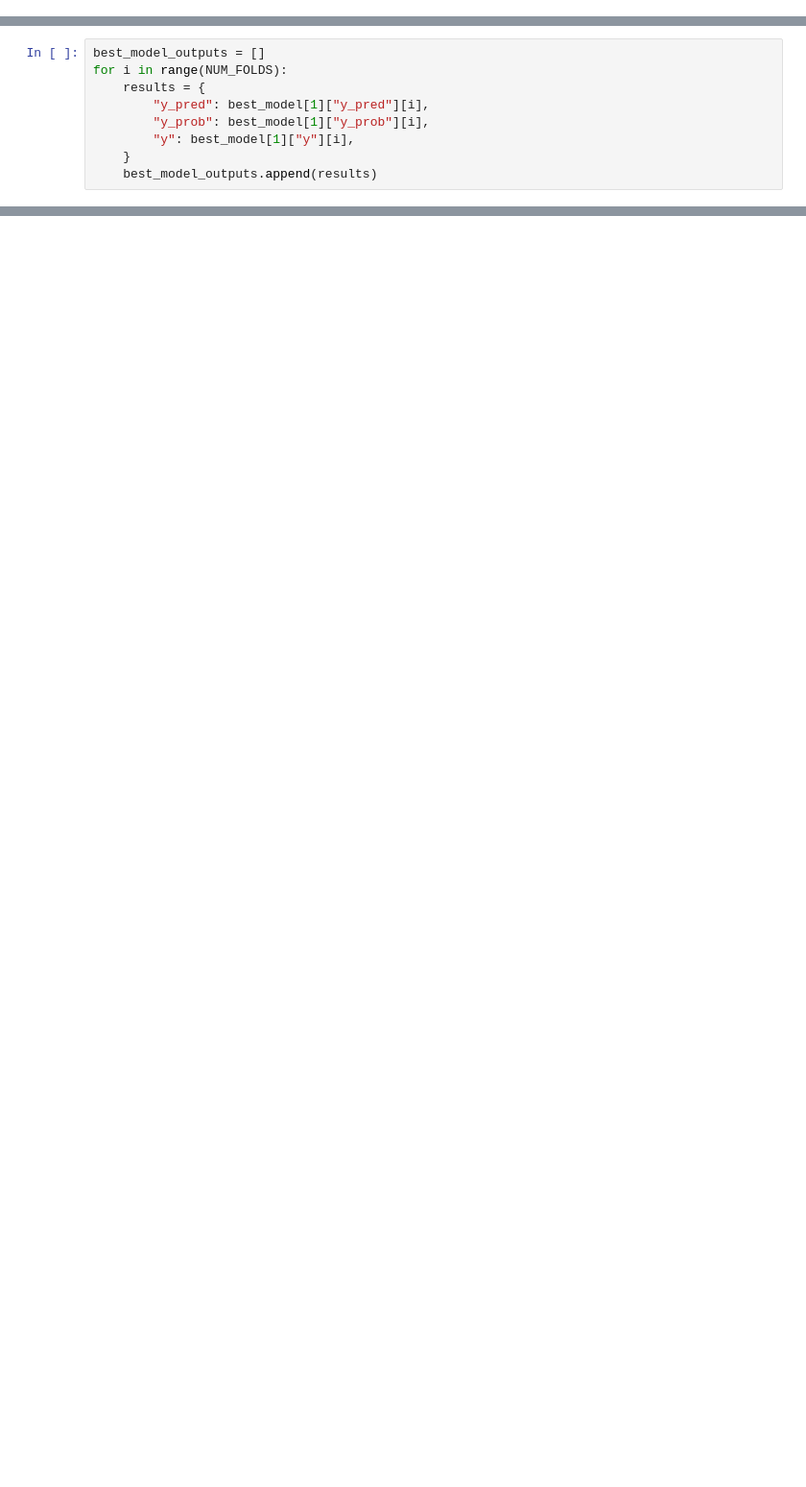
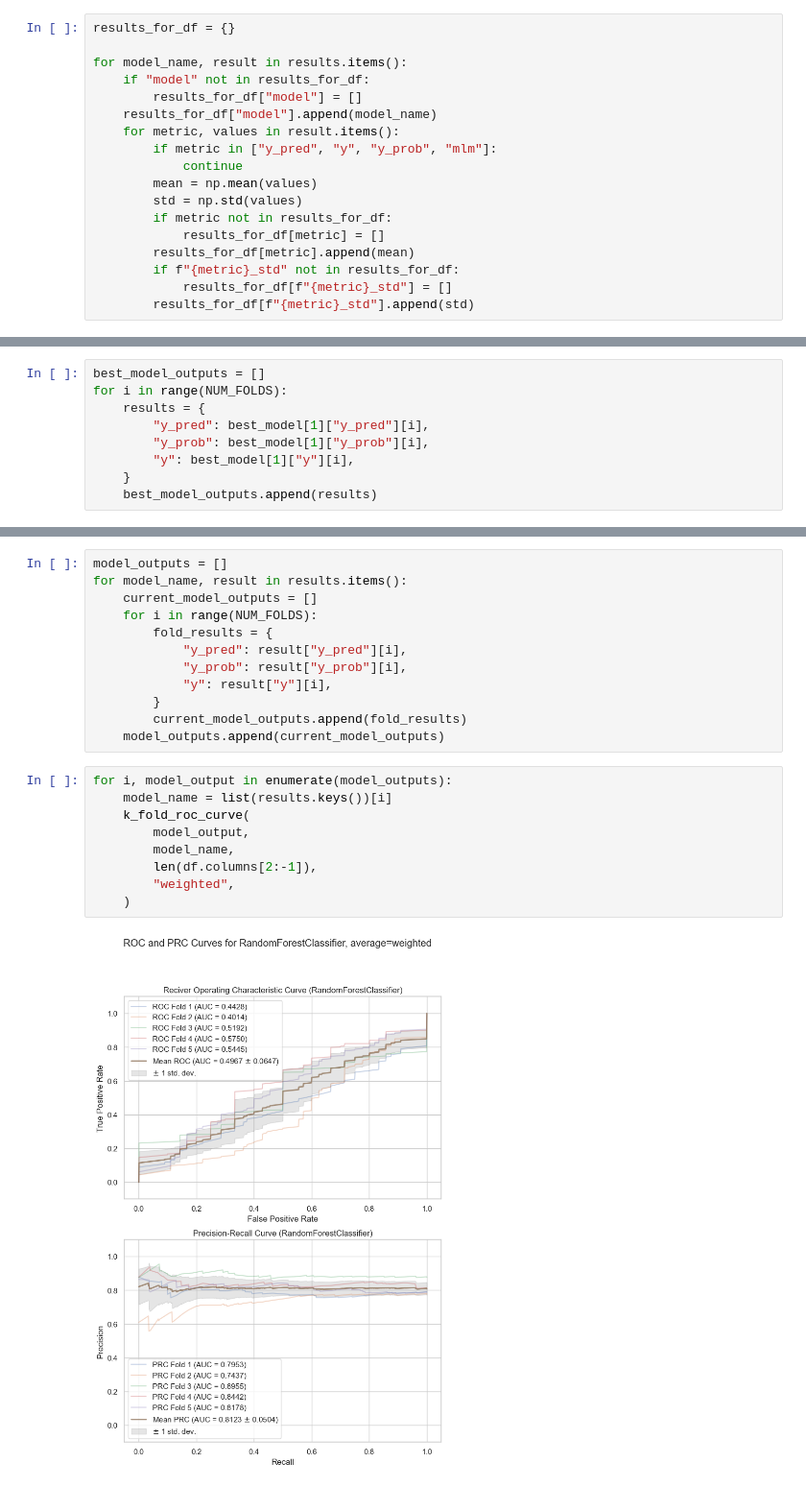
Before and after one commit to jurgen-tan-git/AAI3003_Project, a Jupyter notebook: tf_idf.ipynb, the cells around one changed output, grey strips where cells are left out. Shown at 96% size. Saved outputs shown, nothing was run; the diff lists cells and outputs as text; blank space fills up the shorter version.

```diff
--- a/tf_idf.ipynb
+++ b/tf_idf.ipynb
@@ -288,0 +582,18 @@ dict_keys(['acc', 'lrap', 'f1', 'lrl', 'prec', 'rec', 'cov_err', 'y_pred', 'y',
+# %%
+results_for_df = {}
+
+for model_name, result in results.items():
+    if "model" not in results_for_df:
+        results_for_df["model"] = []
+    results_for_df["model"].append(model_name)
+    for metric, values in result.items():
+        if metric in ["y_pred", "y", "y_prob", "mlm"]:
+            continue
+        mean = np.mean(values)
+        std = np.std(values)
+        if metric not in results_for_df:
+            results_for_df[metric] = []
+        results_for_df[metric].append(mean)
+        if f"{metric}_std" not in results_for_df:
+            results_for_df[f"{metric}_std"] = []
+        results_for_df[f"{metric}_std"].append(std)
@@ -315,0 +635,23 @@ from models.tfidf_attention import TfIdfAttention
+# %%
+model_outputs = []
+for model_name, result in results.items():
+    current_model_outputs = []
+    for i in range(NUM_FOLDS):
+        fold_results = {
+            "y_pred": result["y_pred"][i],
+            "y_prob": result["y_prob"][i],
+            "y": result["y"][i],
+        }
+        current_model_outputs.append(fold_results)
+    model_outputs.append(current_model_outputs)
+# %%
+for i, model_output in enumerate(model_outputs):
+    model_name = list(results.keys())[i]
+    k_fold_roc_curve(
+        model_output,
+        model_name,
+        len(df.columns[2:-1]),
+        "weighted",
+    )
+# %% [output]
+[figure, added]
```
Also changed, not shown: parts of 38 cells of this notebook, 6 other files.
